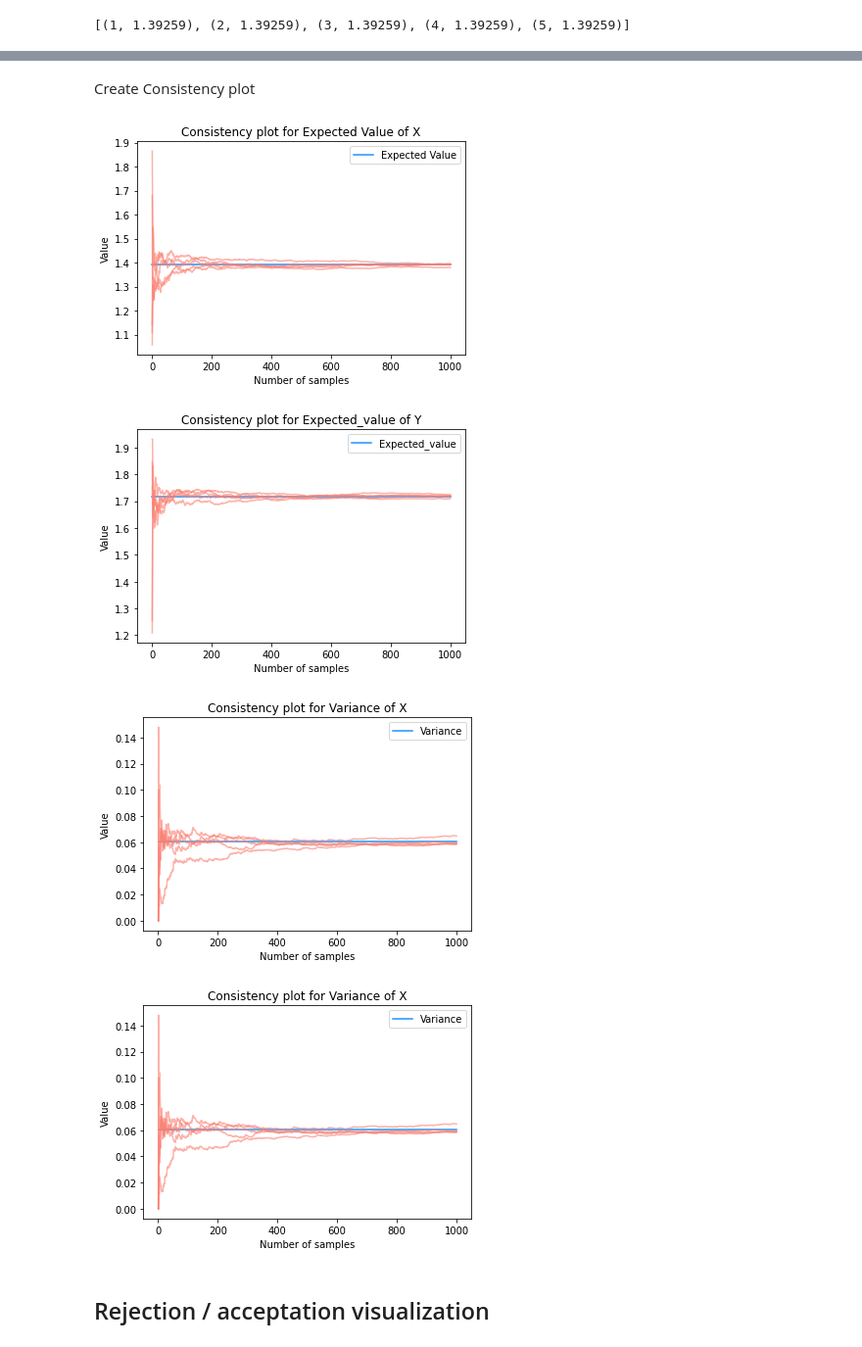
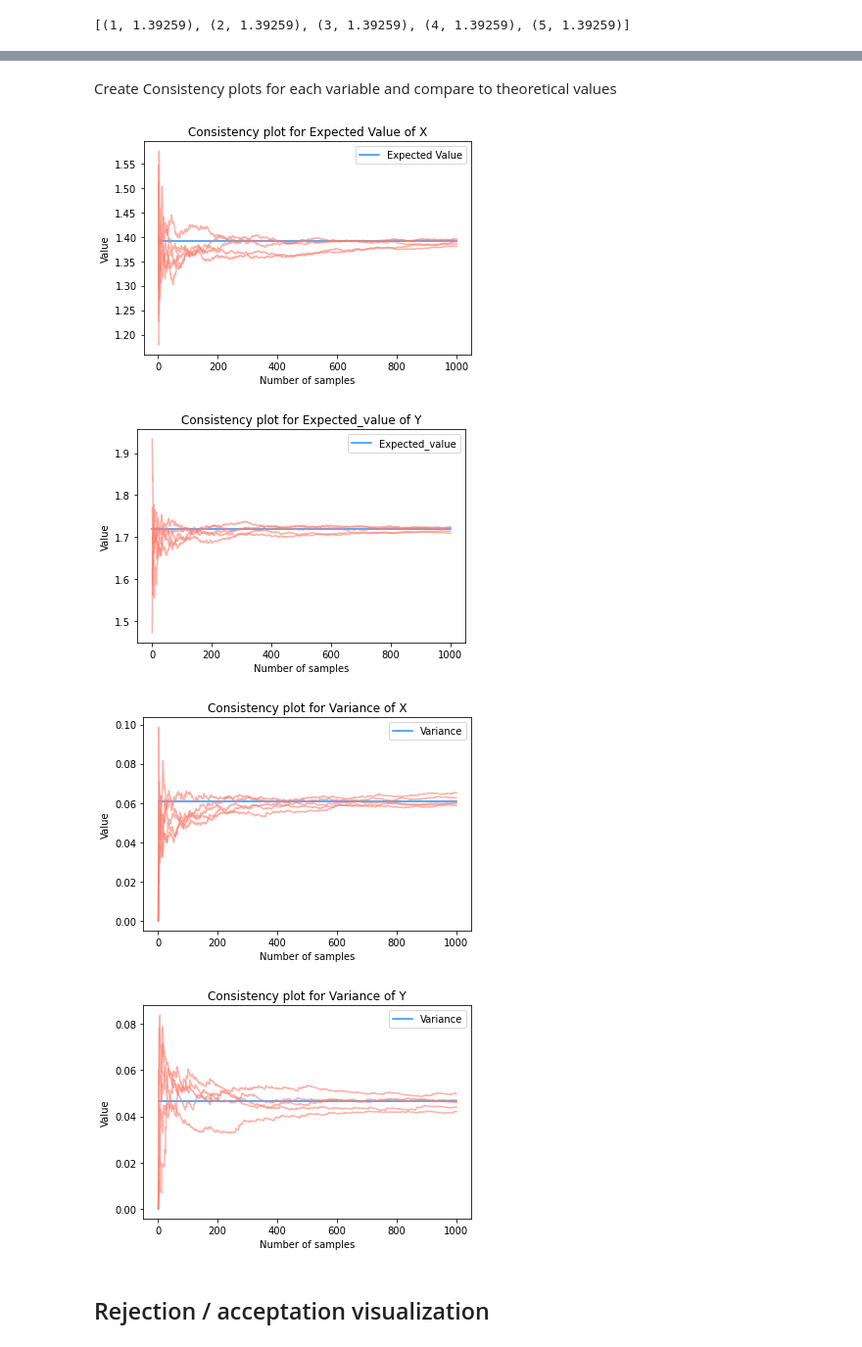
Before and after one commit to honzikv/multidimstats, a Jupyter notebook: cv01/cv01.ipynb, the cells around one changed output, grey strips where cells are left out. Shown at 98% size. Drawn from its saved outputs; the diff is of its cells as text; code cells hidden in the pictures.

```diff
--- a/cv01/cv01.ipynb
+++ b/cv01/cv01.ipynb
@@ -155,16 +148,16 @@ True
 # %%
 def generate_batch(n_tries=10_000, rng=np_rng):
     """
-    Generates batch of samples from the distribution
+    Use n_tries to generate samples from the distribution
 
     Args:
         fx_max float: max_value of fx
         tries: number of samples that are generated
         rng: rng generator. Defaults to np_rng.
 
-    Returns:
-        _type_: _description_
+    Returns: numpy array of all accepted samples
     """
+
     # x1 and x2 have the same range - from 1 to 2
     start, end = 1, 2
     fx_max = f((2, 2))  # calculate max value of fx
@@ -181,8 +174,7 @@ def generate_batch(n_tries=10_000, rng=np_rng):
     # Generate "v" vector which contains function values
     v = np_rng.uniform(0, 1, n_tries)
 
-    # Not calling function f and computing it in-place like so will save us irrelevant msecs
-    fx = x[:, 0] * x[:, 1]
+    fx = 8/9 * x[:, 0] * x[:, 1]
 
     # Finally filter out only accepted samples - i.e. f(x) < v * fx_max and x1 < x2
     return x[(v * fx_max < fx) & (x[:, 0] < x[:, 1])]
@@ -194,7 +186,7 @@ def generate_n_samples(n_samples):
     and would probably take some tweaking to get the best performance.
     Args:
         n_samples (int): number of samples to generate
-        rng (_type_, optional): _description_. Defaults to np.np_rng.
+        rng (_type_, optional): Defaults to np.np_rng.
     """
 
     batch_size = 1024
@@ -407,15 +400,15 @@ make_convergence_plot('Y', samples_mean_y, samples_variance_y, expected_y_plot,
-# %% [markdown]
-Create Consistency plot
+# %% [markdown]
+Create Consistency plots for each variable and compare to theoretical values
 # %%
 def make_consistency_plot(variable_name, moment_name, samples, expected_value, save=True):
     """
     Creates consistency plot for given variable and moment (i.e. mean or variance)
     Args:
-        variable_name (_type_): name of the variable - i.e. X or Y
-        moment_name (_type_): name of the moment - i.e. mean or variance
-        samples (_type_): N x 2 array of samples and their corresponding moment (rows of generated sets)
-        expected (_type_): expected value of the moment
-        save (bool, optional): save to file if set to True. Defaults to True.
+        variable_name: name of the variable - i.e. X or Y
+        moment_name: name of the moment - i.e. mean or variance
+        samples: N x 2 array of samples and their corresponding moment (rows of generated sets)
+        expected: expected value of the moment
+        save: save to file if set to True. Defaults to True.
     """
 
     plt.plot(*zip(*expected_value), color='dodgerblue', label=moment_name)
@@ -446,19 +439,19 @@ consistency_var_y = [sample[3] for sample in samples]
 # %%
 make_consistency_plot('X', 'Expected Value', consistency_mean_x, expected_x_plot[:1000])
 # %% [output]
-[figure, old version]
+[figure, new version]
 # %%
 make_consistency_plot('Y', 'Expected_value', consistency_mean_y, expected_y_plot[:1000])
 # %% [output]
-[figure, old version]
+[figure, new version]
 # %%
 make_consistency_plot('X', 'Variance', consistency_var_x, variance_x_plot[:1000])
 # %% [output]
-[figure, old version]
+[figure, new version]
 # %%
-make_consistency_plot('X', 'Variance', consistency_var_x, variance_x_plot[:1000])
+make_consistency_plot('Y', 'Variance', consistency_var_y, variance_y_plot[:1000])
 # %% [output]
-[figure, old version]
+[figure, new version]
 # %% [markdown]
 ## Rejection / acceptation visualization
 # %% [markdown]
```
Also changed, not shown: parts of 28 cells of this notebook, 5 other files.
